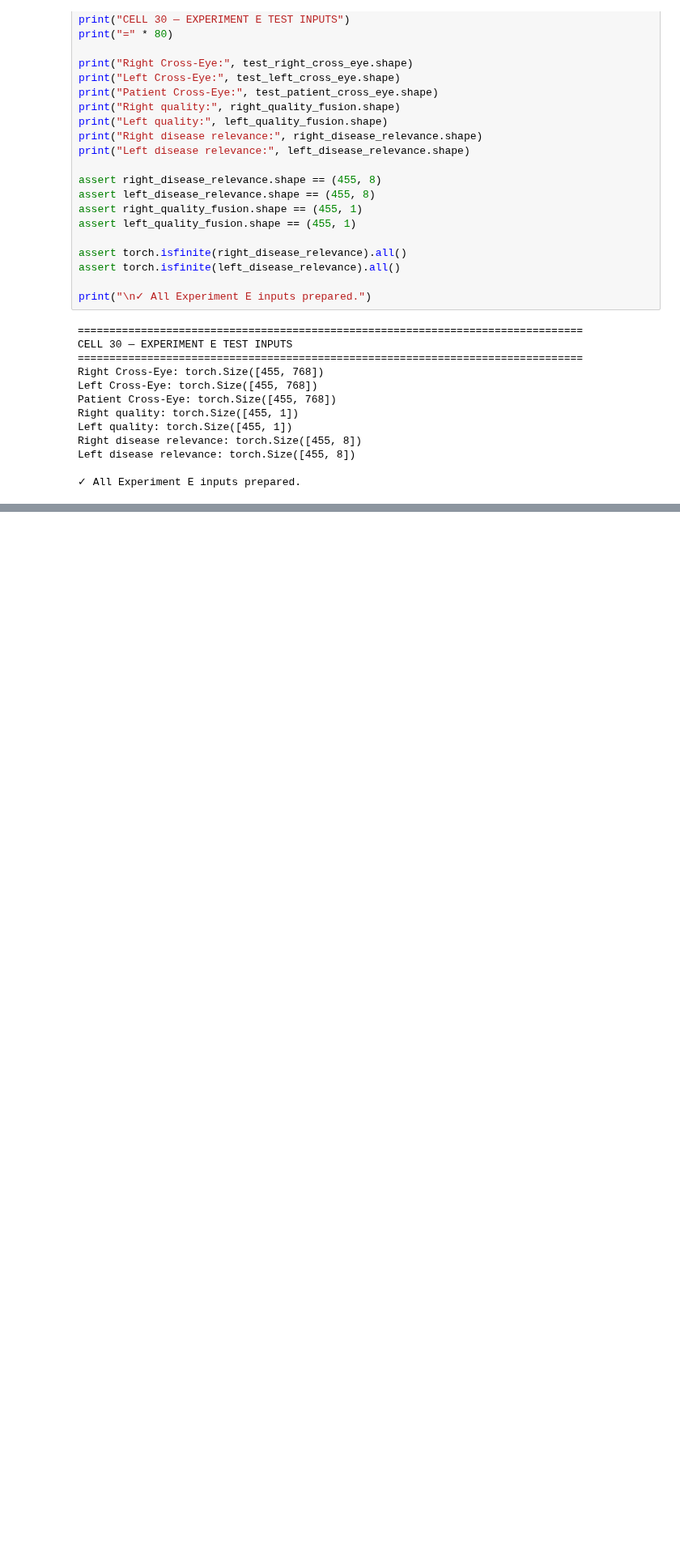
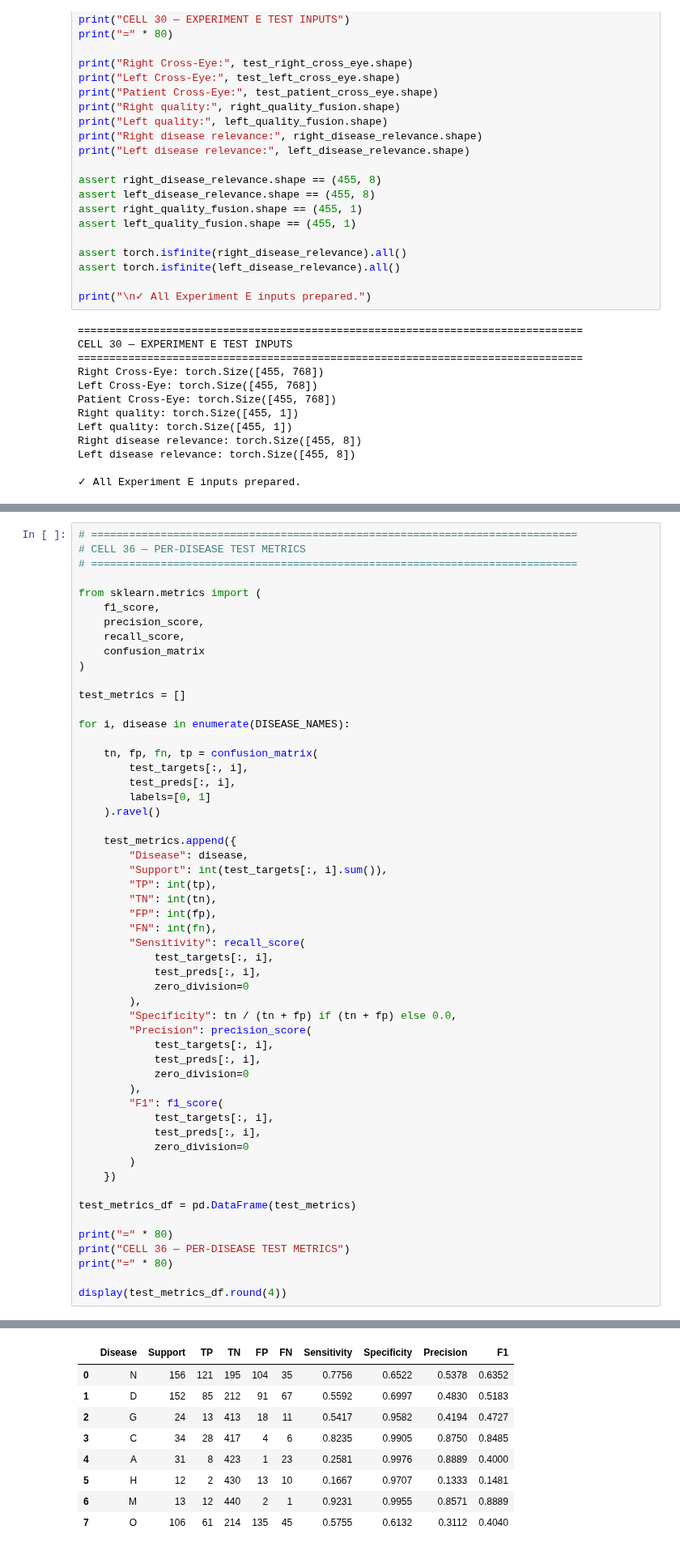
Before and after one commit to aqsamajjeed/QCDP-BiFormer, a Jupyter notebook: Multi label Classification.ipynb, the cells around one changed output, grey strips where cells are left out. Shown at 81% size. Saved outputs shown, nothing was run; the diff lists cells and outputs as text; blank space fills up the shorter version.

```diff
--- a/Multi label Classification.ipynb
+++ b/Multi label Classification.ipynb
@@ -5232,0 +5364,55 @@ Parameters: 472
+# %%
+# =============================================================================
+# CELL 36 — PER-DISEASE TEST METRICS
+# =============================================================================
+
+from sklearn.metrics import (
+    f1_score,
+    precision_score,
+    recall_score,
+    confusion_matrix
+)
+
+test_metrics = []
+
+for i, disease in enumerate(DISEASE_NAMES):
+
+    tn, fp, fn, tp = confusion_matrix(
+        test_targets[:, i],
+        test_preds[:, i],
+        labels=[0, 1]
+    ).ravel()
+
+    test_metrics.append({
+        "Disease": disease,
+        "Support": int(test_targets[:, i].sum()),
+        "TP": int(tp),
+        "TN": int(tn),
+        "FP": int(fp),
+        "FN": int(fn),
+        "Sensitivity": recall_score(
+            test_targets[:, i],
+            test_preds[:, i],
+            zero_division=0
+        ),
+        "Specificity": tn / (tn + fp) if (tn + fp) else 0.0,
+        "Precision": precision_score(
+            test_targets[:, i],
+            test_preds[:, i],
+            zero_division=0
+        ),
+        "F1": f1_score(
+            test_targets[:, i],
+            test_preds[:, i],
+            zero_division=0
+        )
+    })
+
+test_metrics_df = pd.DataFrame(test_metrics)
+
+print("=" * 80)
+print("CELL 36 — PER-DISEASE TEST METRICS")
+print("=" * 80)
+
+display(test_metrics_df.round(4))
+# %% [output]
@@ -5232,0 +5422,9 @@ Parameters: 472
+|  | Disease | Support | TP | TN | FP | FN | Sensitivity | Specificity | Precision | F1 |
+| 0 | N | 156 | 121 | 195 | 104 | 35 | 0.7756 | 0.6522 | 0.5378 | 0.6352 |
+| 1 | D | 152 | 85 | 212 | 91 | 67 | 0.5592 | 0.6997 | 0.4830 | 0.5183 |
+| 2 | G | 24 | 13 | 413 | 18 | 11 | 0.5417 | 0.9582 | 0.4194 | 0.4727 |
+| 3 | C | 34 | 28 | 417 | 4 | 6 | 0.8235 | 0.9905 | 0.8750 | 0.8485 |
+| 4 | A | 31 | 8 | 423 | 1 | 23 | 0.2581 | 0.9976 | 0.8889 | 0.4000 |
+| 5 | H | 12 | 2 | 430 | 13 | 10 | 0.1667 | 0.9707 | 0.1333 | 0.1481 |
+| 6 | M | 13 | 12 | 440 | 2 | 1 | 0.9231 | 0.9955 | 0.8571 | 0.8889 |
+| 7 | O | 106 | 61 | 214 | 135 | 45 | 0.5755 | 0.6132 | 0.3112 | 0.4040 |
```
Also changed, not shown: parts of 25 cells of this notebook.
